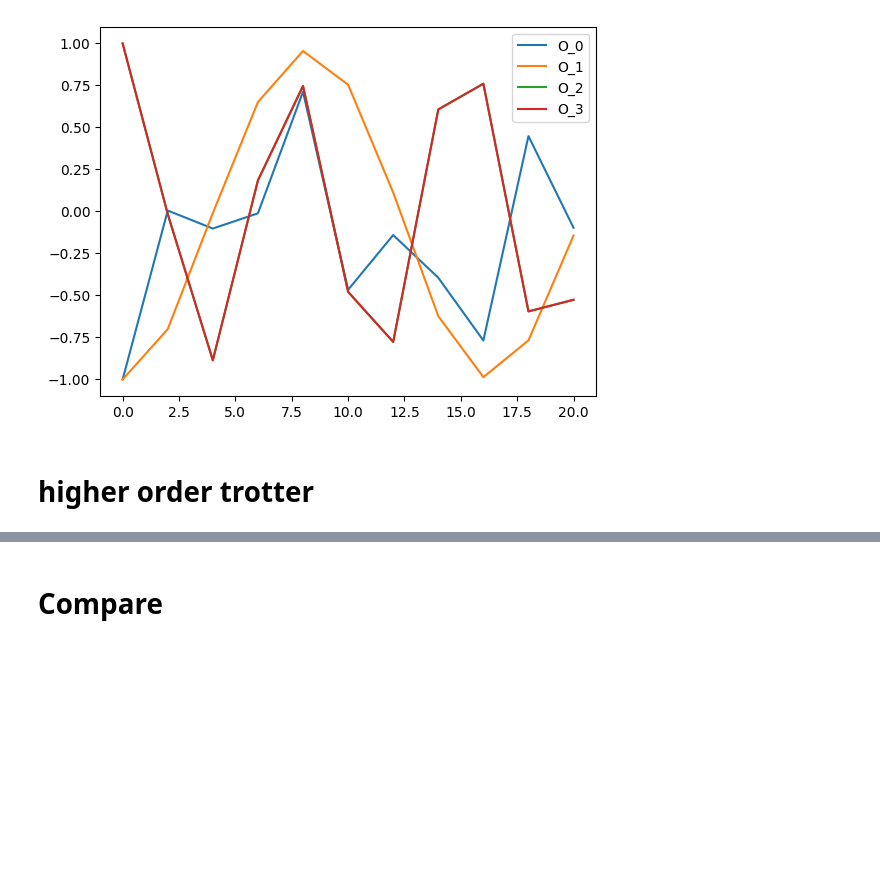
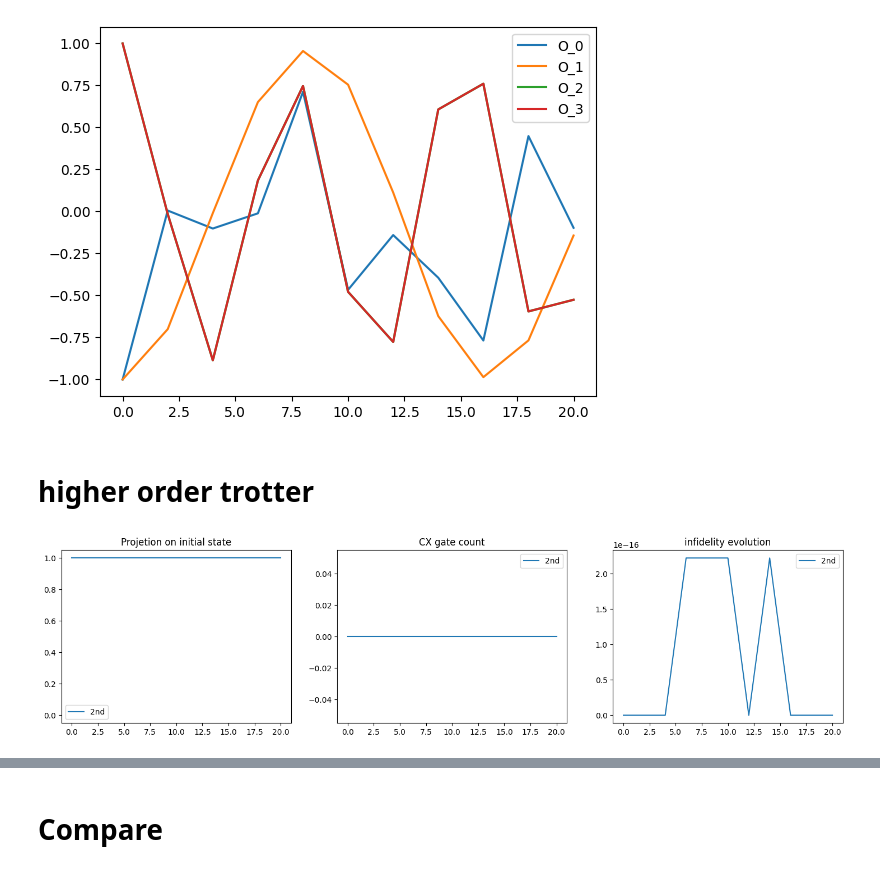
Before and after one commit to AprilSweettooth/Hamiltonian-Decomposition, a Jupyter notebook: test_notebook.ipynb, the cells around one changed output, grey strips where cells are left out. Cells and saved outputs as stored; diff of their text form; code cells hidden in the pictures; blank space fills up the shorter version.

```diff
--- a/test_notebook.ipynb
+++ b/test_notebook.ipynb
@@ -93,6 +113,13 @@ trotter_time_evolution2.execute(split=True,labels=['O_0','O_1','O_2','O_3'])
 [figure]
 # %% [markdown]
 # higher order trotter
+# %%
+gen_sys_param()
+trotter_time_evolution_high = AlgorithmHamSimTrotter(initial_state_circ,hamiltonian_test,measurements,t_max,n_trotter_steps,t)
+trotter_time_evolution_high.suzuki_trotter(2)
+trotter_time_evolution_high.execute(labels=['2nd','2nd','2nd'], cheat=False)
+# %% [output]
+[figure, added]
 # %%
 gen_sys_param()
 trotter_time_evolution_high = AlgorithmHamSimTrotter(initial_state_circ,hamiltonian,measurements,t_max,n_trotter_steps,t)
```
Also changed, not shown: parts of 8 cells of this notebook, 19 other files.
